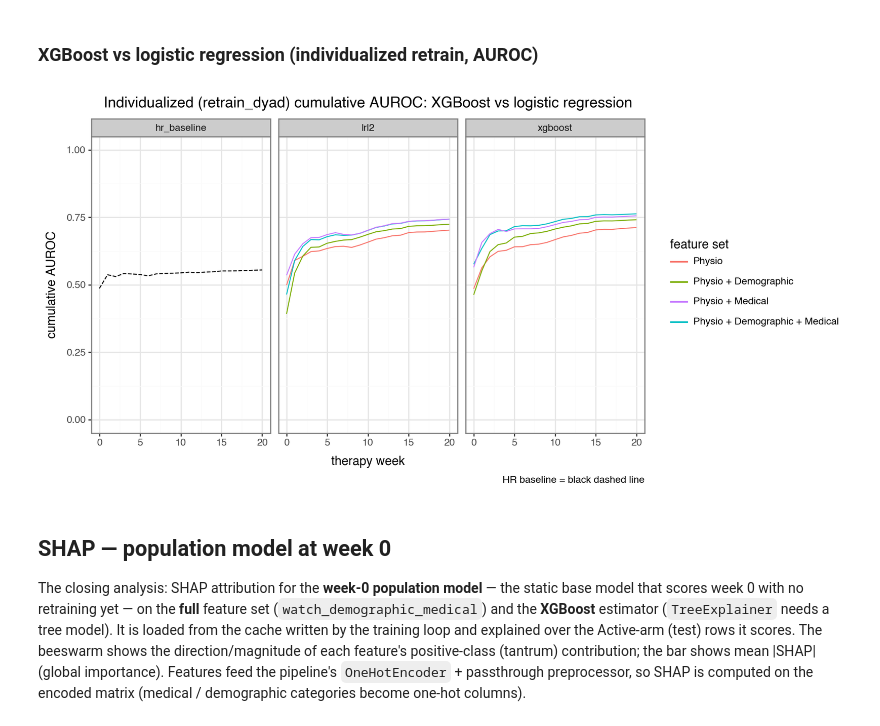
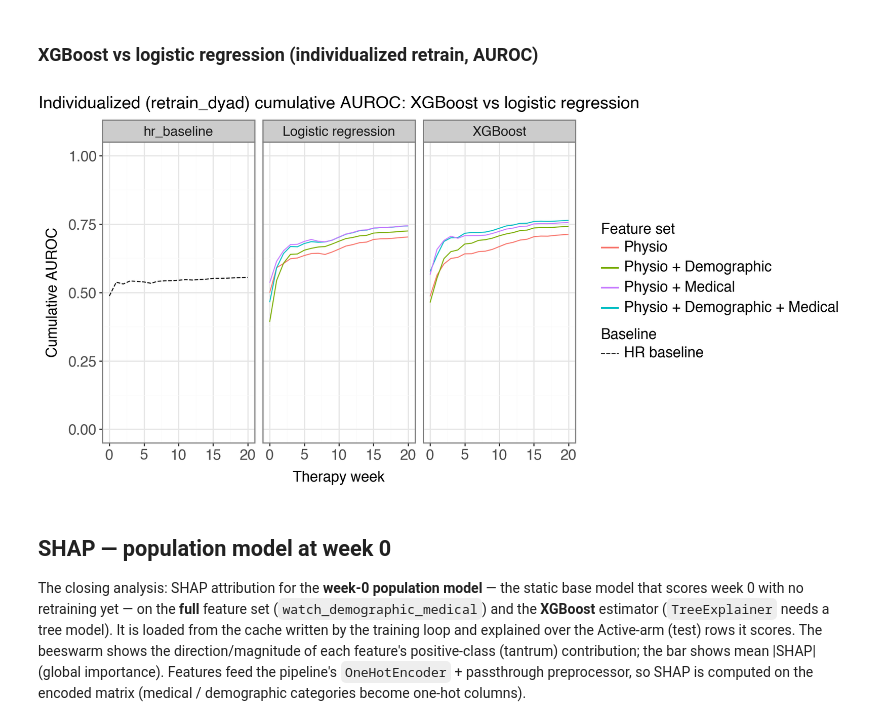
Before and after one commit to lab-heal/pistachio, a Jupyter notebook: eval_retrain_upweight.ipynb, the cells around one changed output. Cells and saved outputs as stored; diff of their text form; code cells hidden in the pictures.

```diff
--- a/eval_retrain_upweight.ipynb
+++ b/eval_retrain_upweight.ipynb
@@ -403,50 +511,45 @@ plot_metrics("XGB", xgb_models, baseline)
 ### XGBoost vs logistic regression (individualized retrain, AUROC)
 # %%
 # Individualized (retrain_dyad) cumulative AUROC: XGB vs LR across feature sets.
-# color encodes feature set, linetype encodes estimator. The HR baseline corresponds
-# to neither, so it's drawn as a single separate black dashed line (its own layer).
+# color encodes feature set; the HR baseline is its own black dashed layer, carried
+# into the legend as a separate "Baseline" group (dummy alpha aesthetic + override_aes).
 auroc_models = cum[cum["mode"] == "retrain_dyad"].dropna(subset=["auroc"])
-auroc_base = cum[cum["mode"] == "hr_baseline"].dropna(subset=["auroc"])
+auroc_base = (
+    cum[cum["mode"] == "hr_baseline"]
+    .dropna(subset=["auroc"])
+    .assign(baseline="HR baseline")
+)
 
-(
+p_auroc = (
     P.ggplot(auroc_models, P.aes("week", "auroc", color="feature_set"))
-    + P.facet_wrap("estimator")
+    + P.facet_wrap("estimator", labeller=lambda s: ESTIMATOR_LABELS.get(s, s))
     + P.geom_line()
     + P.geom_line(
         auroc_base,
-        P.aes("week", "auroc"),
+        P.aes("week", "auroc", alpha="baseline"),
         color="black",
         linetype="dashed",
         inherit_aes=False,
     )
     + P.lims(y=(0, 1))
     + P.labs(
         title="Individualized (retrain_dyad) cumulative AUROC: XGBoost vs logistic regression",
-        x="therapy week",
-        y="cumulative AUROC",
-        color="feature set",
-        linetype="estimator",
-        caption="HR baseline = black dashed line",
+        x="Therapy week",
+        y="Cumulative AUROC",
+        color="Feature set",
     )
-    + P.theme_bw()
+    + PUB_THEME
     + P.theme(figure_size=(10, 5))
-    + P.scale_color_discrete(
-        breaks=[
-            "watch",
-            "watch_demographic",
-            "watch_medical",
-            "watch_demographic_medical",
-        ],
-        labels=[
-            "Physio",
-            "Physio + Demographic",
-            "Physio + Medical",
-            "Physio + Demographic + Medical",
-        ],
+    + P.scale_color_discrete(breaks=FEATURE_SET_BREAKS, labels=FEATURE_SET_LABELS)
+    # Baseline legend: one fully-opaque key, forced to render as a black dashed line.
+    + P.scale_alpha_manual(values=[1.0], name="Baseline")
+    + P.guides(
+        alpha=P.guide_legend(override_aes={"color": "black", "linetype": "dashed"})
     )
 )
+p_auroc
 # %% [output]
-[figure, old version]
+[figure, new version]
 # %% [markdown]
 ## SHAP — population model at week 0
 
```
Also changed, not shown: parts of 16 cells of this notebook, 11 other files.
